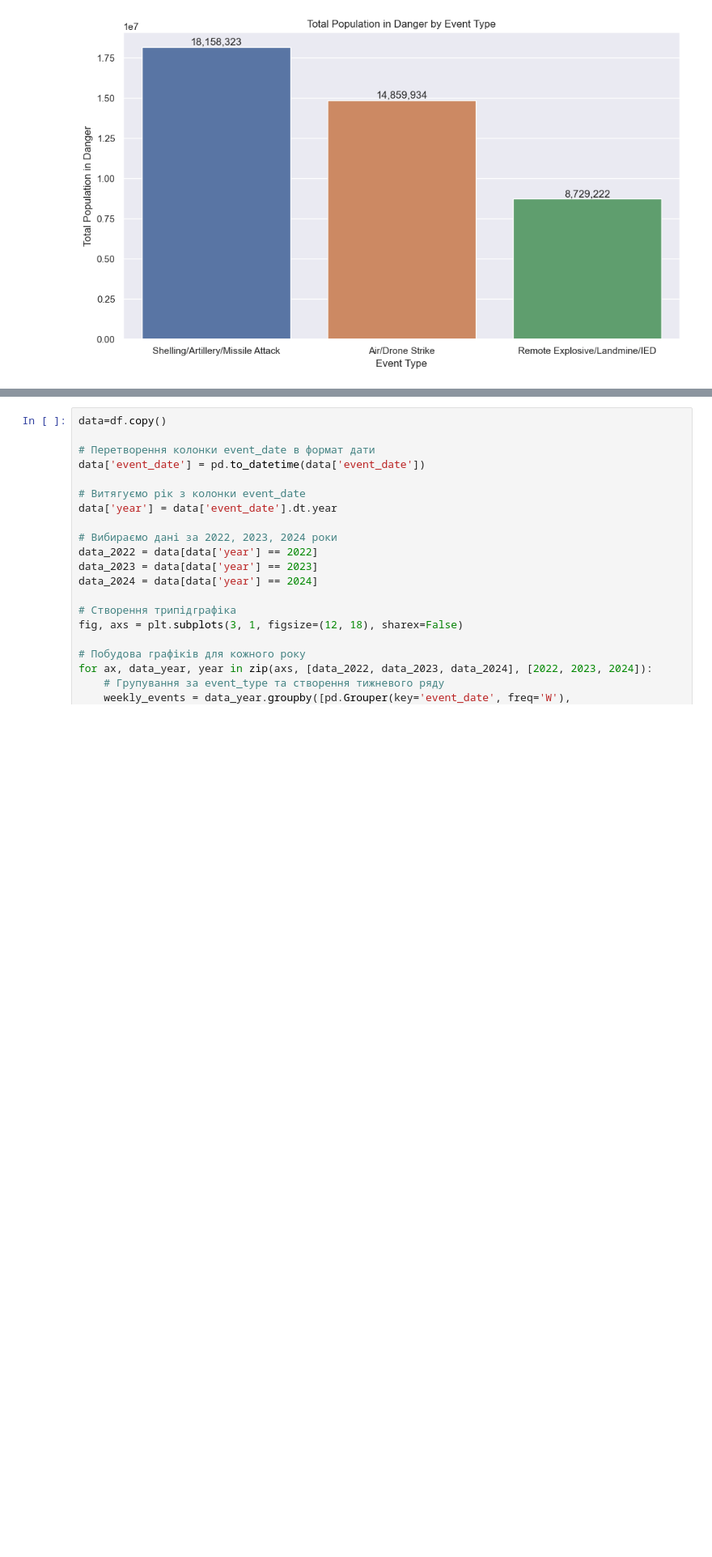
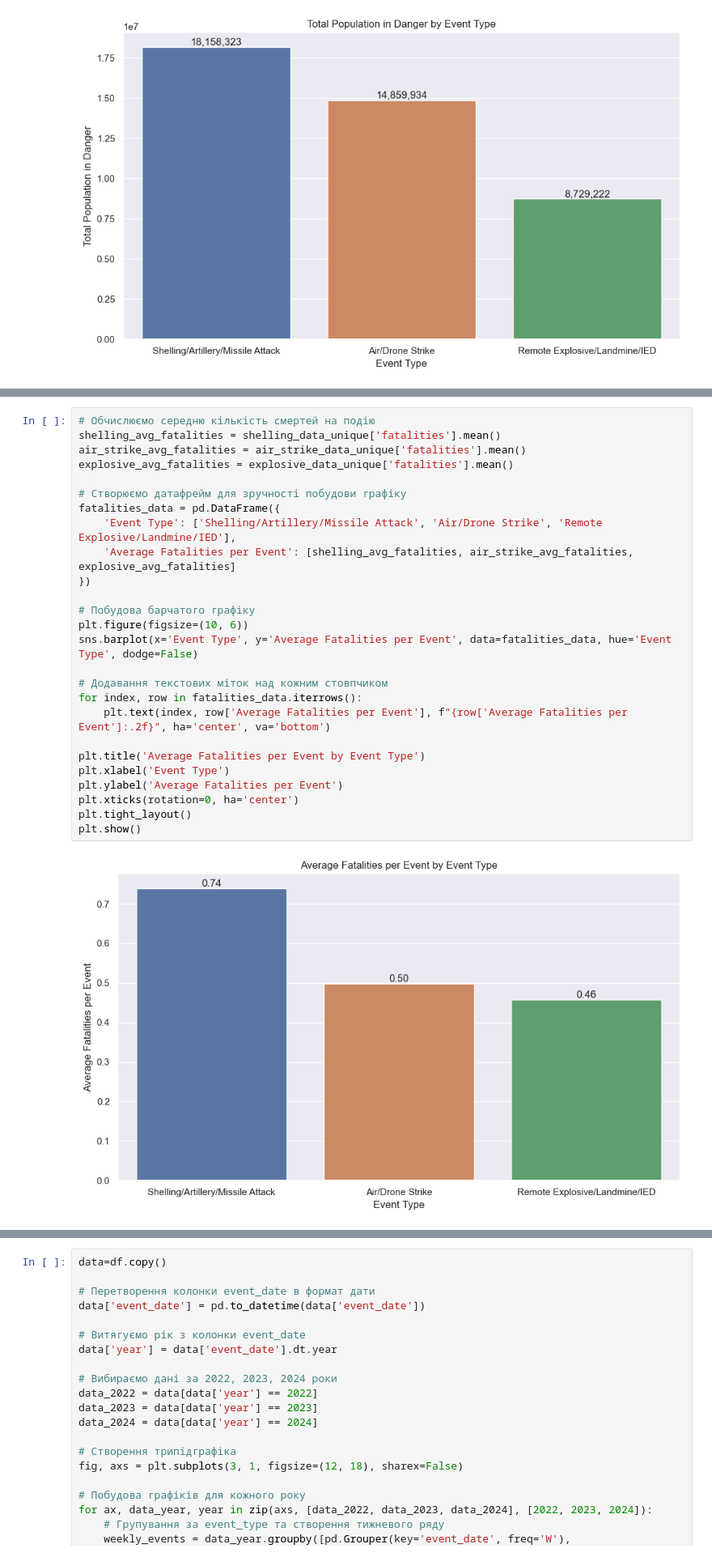
Before and after one commit to AnnaShliapkina/Ukraine_under_attack, a Jupyter notebook: Analysis/analysis.ipynb, the cells around one changed output, grey strips where cells are left out. Shown: that part at 81% size. Cells and saved outputs as stored; diff of their text form; blank space fills up the shorter version.

```diff
--- a/analysis.ipynb
+++ b/Analysis/analysis.ipynb
@@ -115,0 +144,28 @@ plt.show()
+# %%
+# Обчислюємо середню кількість смертей на подію
+shelling_avg_fatalities = shelling_data_unique['fatalities'].mean()
+air_strike_avg_fatalities = air_strike_data_unique['fatalities'].mean()
+explosive_avg_fatalities = explosive_data_unique['fatalities'].mean()
+
+# Створюємо датафрейм для зручності побудови графіку
+fatalities_data = pd.DataFrame({
+    'Event Type': ['Shelling/Artillery/Missile Attack', 'Air/Drone Strike', 'Remote Explosive/Landmine/IED'],
+    'Average Fatalities per Event': [shelling_avg_fatalities, air_strike_avg_fatalities, explosive_avg_fatalities]
+})
+
+# Побудова барчатого графіку
+plt.figure(figsize=(10, 6))
+sns.barplot(x='Event Type', y='Average Fatalities per Event', data=fatalities_data, hue='Event Type', dodge=False)
+
+# Додавання текстових міток над кожним стовпчиком
+for index, row in fatalities_data.iterrows():
+    plt.text(index, row['Average Fatalities per Event'], f"{row['Average Fatalities per Event']:.2f}", ha='center', va='bottom')
+
+plt.title('Average Fatalities per Event by Event Type')
+plt.xlabel('Event Type')
+plt.ylabel('Average Fatalities per Event')
+plt.xticks(rotation=0, ha='center')
+plt.tight_layout()
+plt.show()
+# %% [output]
+[figure, added]
```
Also changed, not shown: parts of 3 cells of this notebook, 4 other files.
